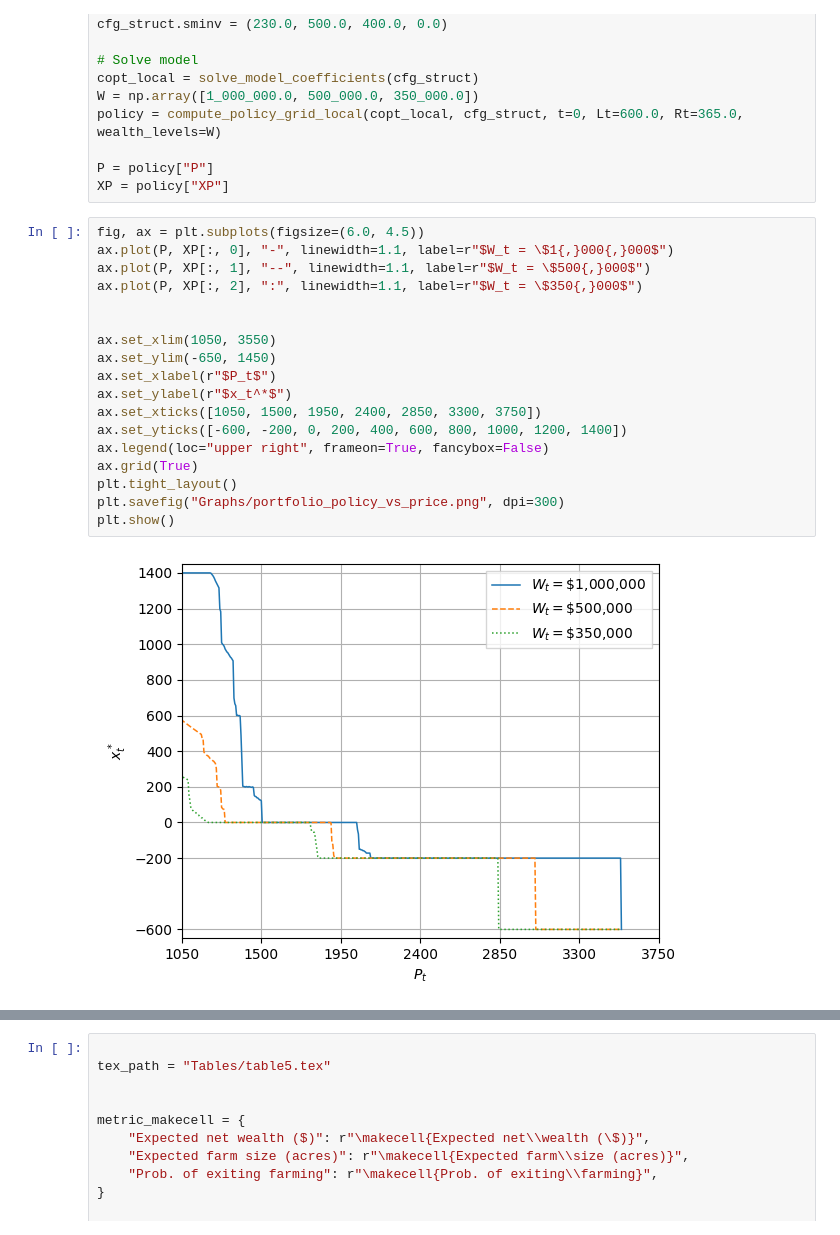
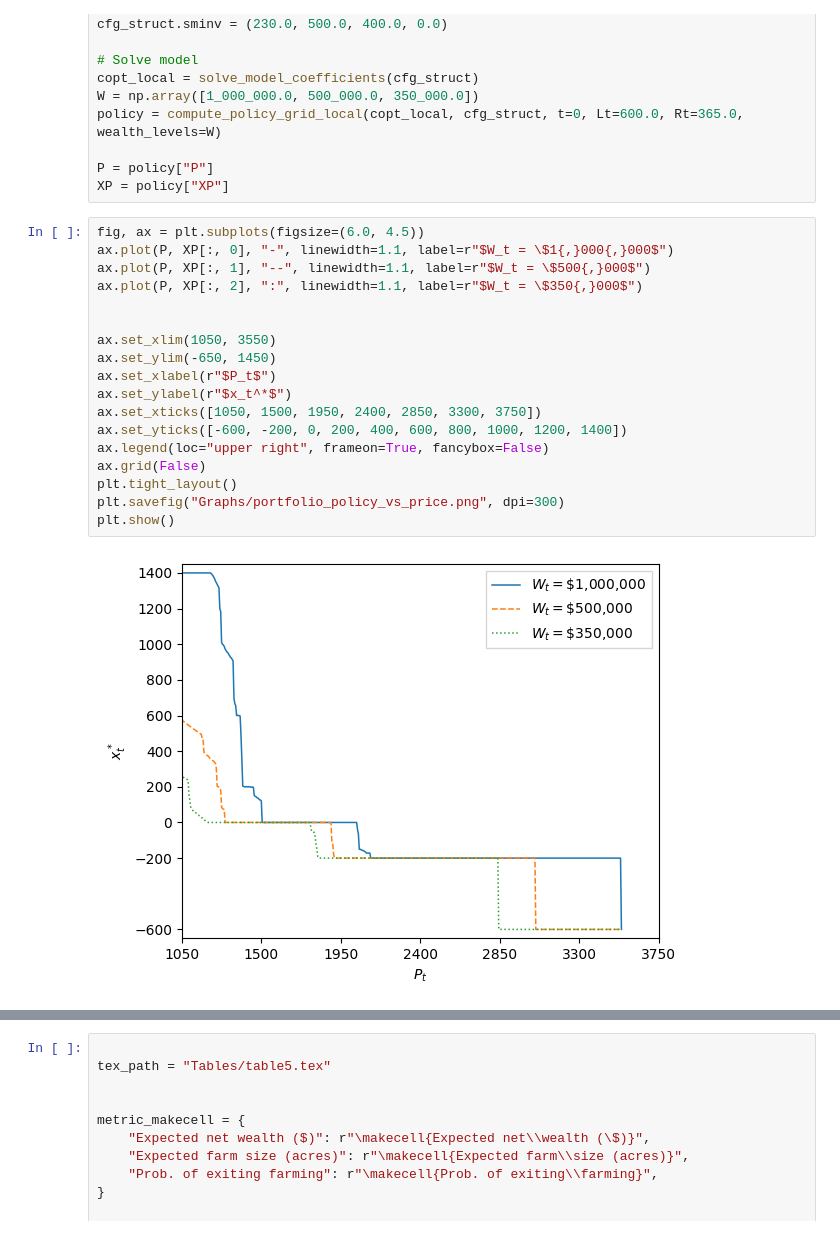
Before and after one commit to mikkelfe/Dynamic-Programming-Project, a Jupyter notebook: Finished_model.ipynb, the cells around one changed output, grey strips where cells are left out. Saved outputs shown, nothing was run; the diff lists cells and outputs as text.

```diff
--- a/Finished_model.ipynb
+++ b/Finished_model.ipynb
@@ -34,21 +47,21 @@ XP = policy["XP"]
 # %%
 fig, ax = plt.subplots(figsize=(6.0, 4.5))
 ax.plot(P, XP[:, 0], "-", linewidth=1.1, label=r"$W_t = \$1{,}000{,}000$")
 ax.plot(P, XP[:, 1], "--", linewidth=1.1, label=r"$W_t = \$500{,}000$")
 ax.plot(P, XP[:, 2], ":", linewidth=1.1, label=r"$W_t = \$350{,}000$")
 
 
 ax.set_xlim(1050, 3550)
 ax.set_ylim(-650, 1450)
 ax.set_xlabel(r"$P_t$")
 ax.set_ylabel(r"$x_t^*$")
 ax.set_xticks([1050, 1500, 1950, 2400, 2850, 3300, 3750])
 ax.set_yticks([-600, -200, 0, 200, 400, 600, 800, 1000, 1200, 1400])
 ax.legend(loc="upper right", frameon=True, fancybox=False)
-ax.grid(True)
+ax.grid(False)
 plt.tight_layout()
 plt.savefig("Graphs/portfolio_policy_vs_price.png", dpi=300)
 plt.show()
 # %% [output]
-[figure, old version]
+[figure, new version]
 # %%
```
Also changed, not shown: parts of 14 cells of this notebook, 8 other files.
